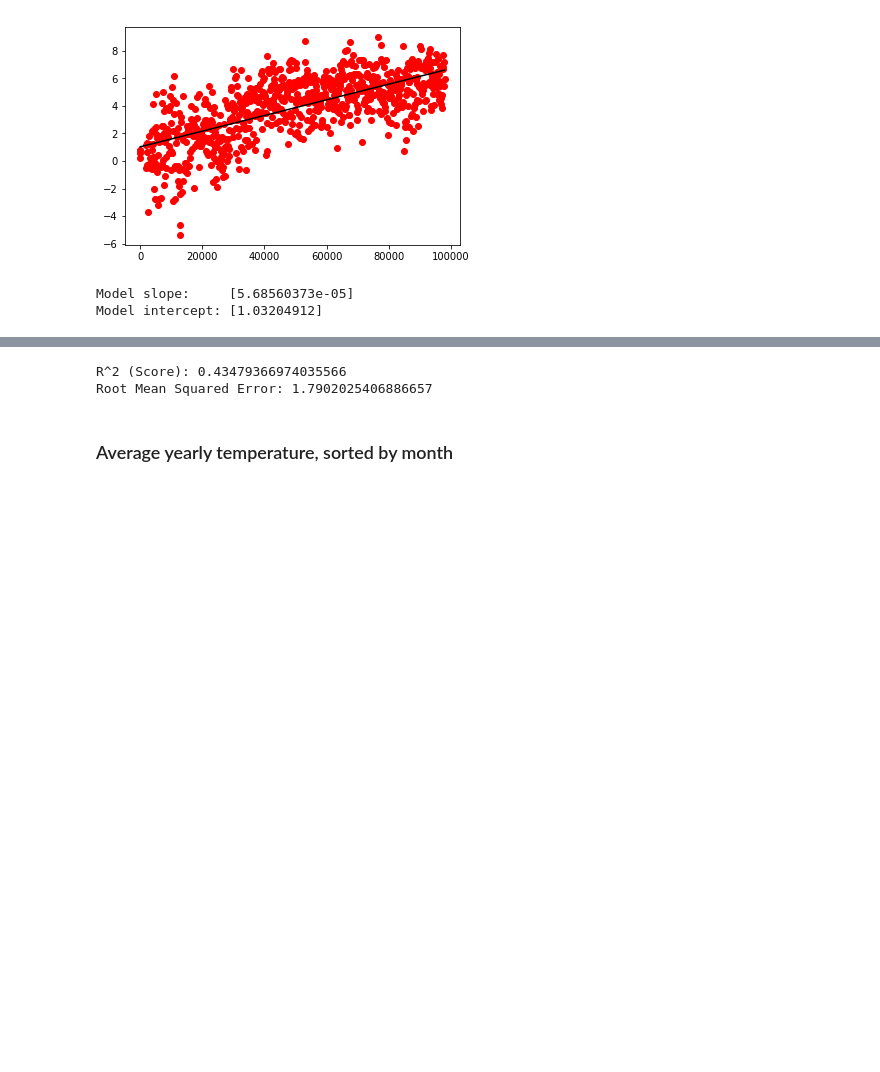
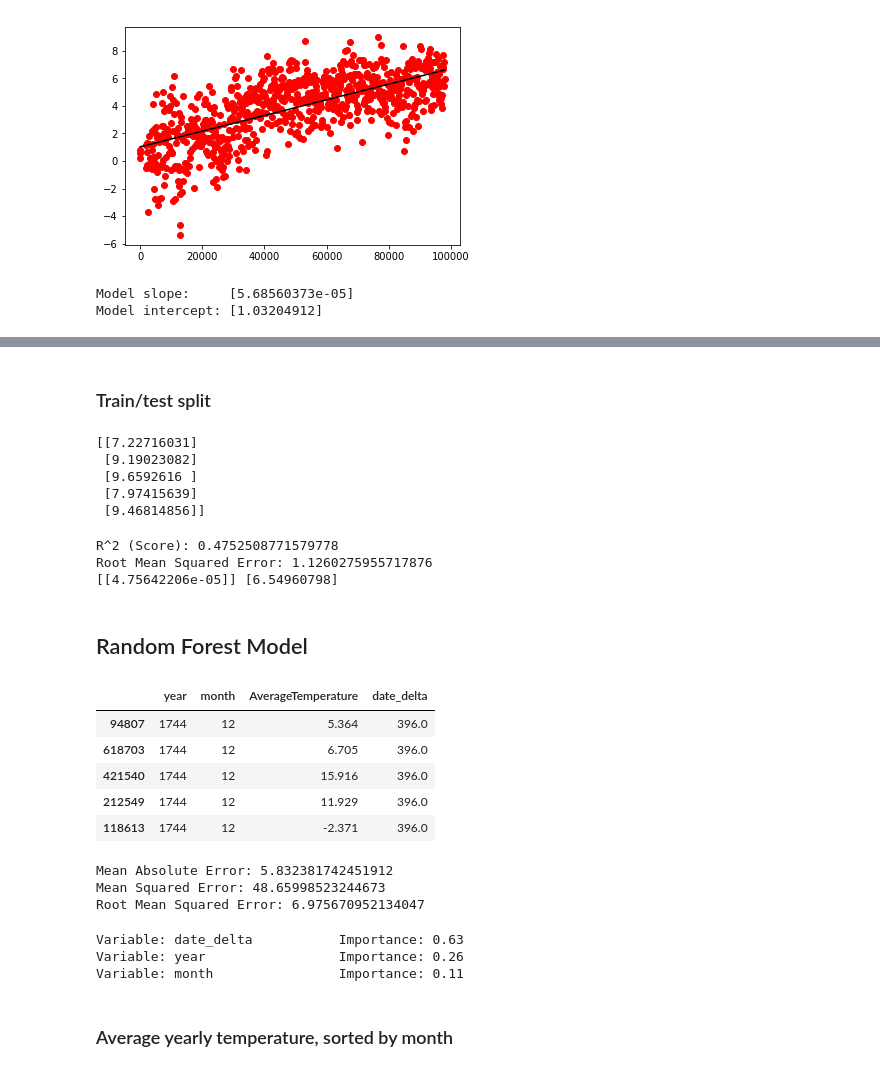
Before and after one commit to karahahn/Springboard_Capstone1, a Jupyter notebook: Exploratory Data Analysis (Statistical Inference).ipynb, the cells around one changed output, grey strips where cells are left out. Cells and saved outputs as stored; diff of their text form; code cells hidden in the pictures; blank space fills up the shorter version.

```diff
--- a/Exploratory Data Analysis (Statistical Inference).ipynb
+++ b/Exploratory Data Analysis (Statistical Inference).ipynb
@@ -232,3 +242,5 @@ Model intercept: [1.03204912]
+# %% [markdown]
+### Train/test split
 # %%
 # train and test data for modeling
 X_train, X_test, y_train, y_test = train_test_split(X, y, test_size=0.3, random_state=42)
@@ -237,11 +249,32 @@ lm = linear_model.LinearRegression()
 lm.fit(X_train, y_train)
 
 y_pred = lm.predict(X_test)
+print(y_pred[0:5])
+# %% [output]
+[[7.22716031]
+ [9.19023082]
+ [9.6592616 ]
+ [7.97415639]
+ [9.46814856]]
 # %%
 # Compute and print R^2 and RMSE
 print("R^2 (Score): {}".format(lm.score(X_test, y_test)))
 rmse = np.sqrt(mean_squared_error(y_test, y_pred))
 print("Root Mean Squared Error: {}".format(rmse))
+print(lm.coef_, lm.intercept_)
 # %% [output]
-R^2 (Score): 0.43479366974035566
-Root Mean Squared Error: 1.7902025406886657
+R^2 (Score): 0.4752508771579778
+Root Mean Squared Error: 1.1260275955717876
+[[4.75642206e-05]] [6.54960798]
+# %% [markdown]
+## Random Forest Model
+# %%
+winter1 = temp_county_region[temp_county_region['season']=='Winter'][['year','month','AverageTemperature','date_delta']]
+winter1.sort_values('date_delta').head()
+# %% [output]
+|  | year | month | AverageTemperature | date_delta |
+| 94807 | 1744 | 12 | 5.364 | 396.0 |
+| 618703 | 1744 | 12 | 6.705 | 396.0 |
+| 421540 | 1744 | 12 | 15.916 | 396.0 |
+| 212549 | 1744 | 12 | 11.929 | 396.0 |
+| 118613 | 1744 | 12 | -2.371 | 396.0 |
@@ -248,3 +303,24 @@ Root Mean Squared Error: 1.7902025406886657
+# %%
+print('Mean Absolute Error:', metrics.mean_absolute_error(y_test, y_pred))
+print('Mean Squared Error:', metrics.mean_squared_error(y_test, y_pred))
+print('Root Mean Squared Error:', np.sqrt(metrics.mean_squared_error(y_test, y_pred)))
+# %% [output]
+Mean Absolute Error: 5.832381742451912
+Mean Squared Error: 48.65998523244673
+Root Mean Squared Error: 6.975670952134047
+# %%
+# Get numerical feature importances
+importances = list(rf.feature_importances_)
+# List of tuples with variable and importance
+feature_importances = [(winter1, round(importance, 2)) for winter1, importance in zip(winter1_list, importances)]
+# Sort the feature importances by most important first
+feature_importances = sorted(feature_importances, key = lambda x: x[1], reverse = True)
+# Print out the feature and importances
+[print('Variable: {:20} Importance: {}'.format(*pair)) for pair in feature_importances];
+# %% [output]
+Variable: date_delta           Importance: 0.63
+Variable: year                 Importance: 0.26
+Variable: month                Importance: 0.11
 # %% [markdown]
 ### Average yearly temperature, sorted by month
 # %% [markdown]
```
Also changed, not shown: parts of 27 cells of this notebook.
